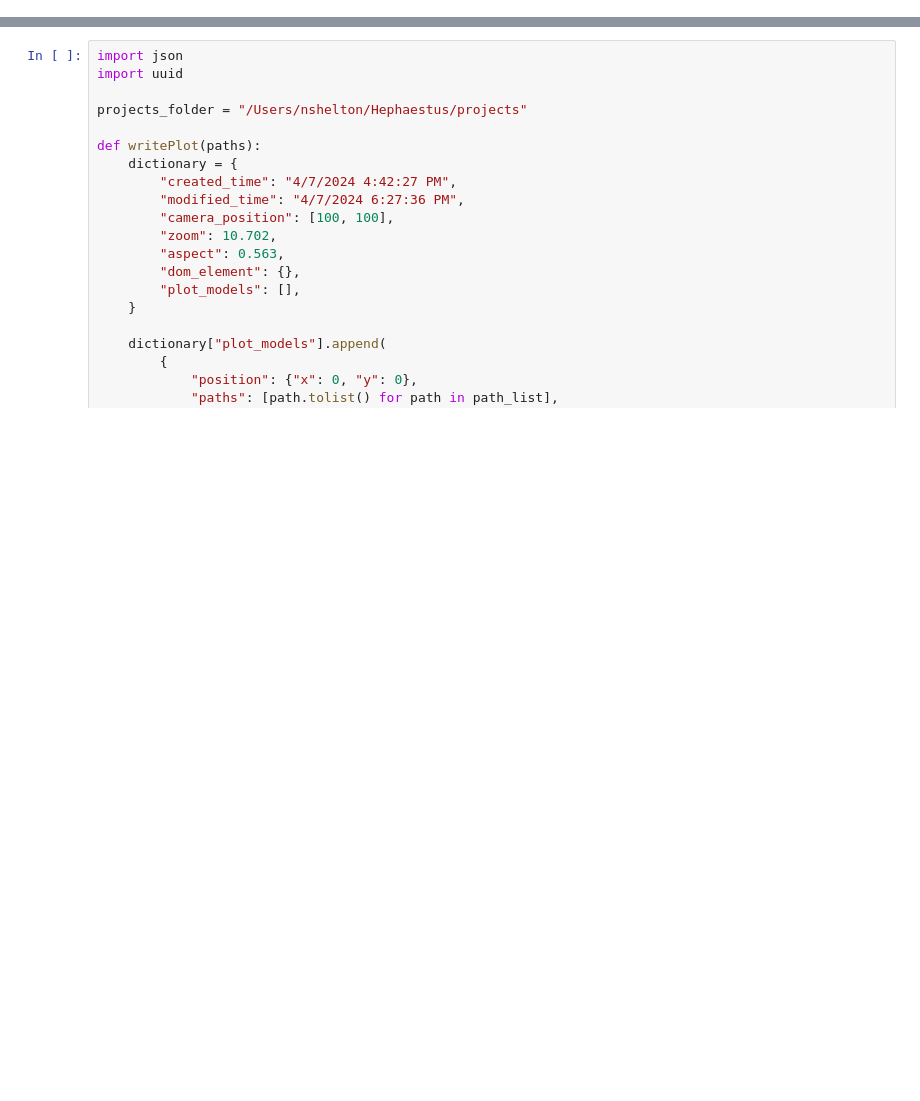
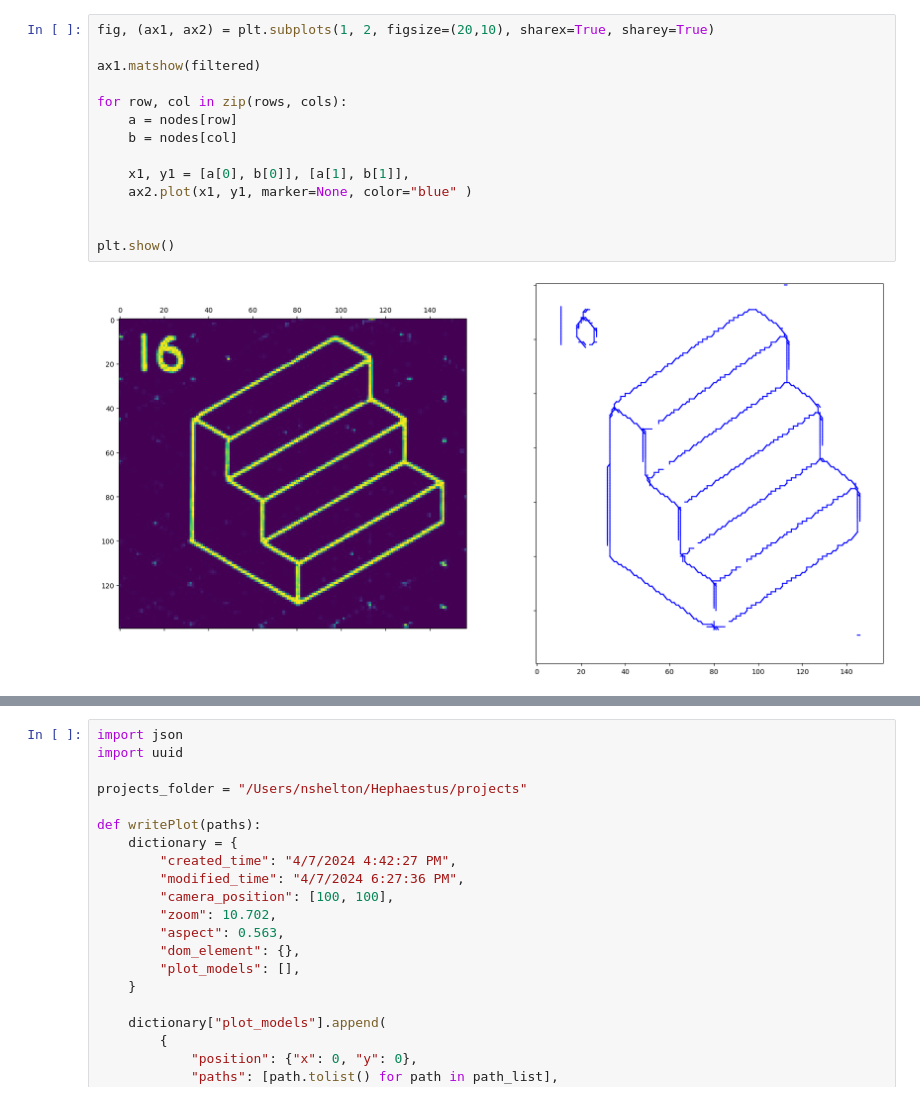
Before and after one commit to nshelton/drawing_generator, a Jupyter notebook: flowfield.ipynb, the cells around one changed output, grey strips where cells are left out. Drawn from its saved outputs; the diff is of its cells as text; blank space fills up the shorter version.

```diff
--- a/flowfield.ipynb
+++ b/flowfield.ipynb
@@ -165,0 +189,16 @@ array([[0.        , 0.        , 0.        , ..., 0.        , 0.        ,
+# %%
+fig, (ax1, ax2) = plt.subplots(1, 2, figsize=(20,10), sharex=True, sharey=True)
+
+ax1.matshow(filtered)
+
+for row, col in zip(rows, cols):
+    a = nodes[row]
+    b = nodes[col]
+
+    x1, y1 = [a[0], b[0]], [a[1], b[1]],
+    ax2.plot(x1, y1, marker=None, color="blue" )
+
+
+plt.show()
+# %% [output]
+[figure, added]
```
Also changed, not shown: parts of 15 cells of this notebook, 6 other files.
